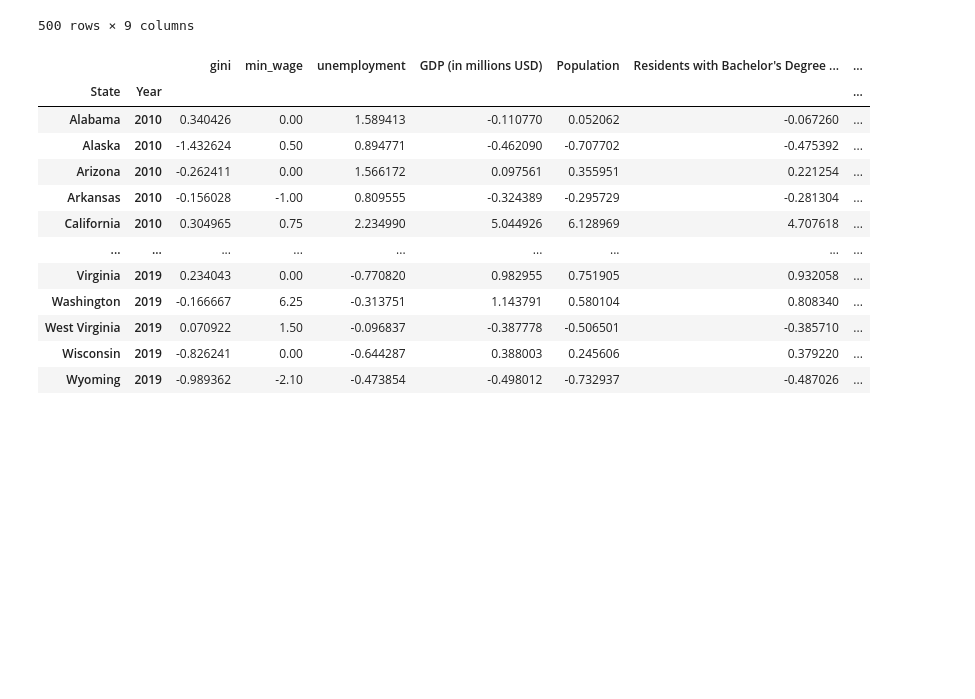
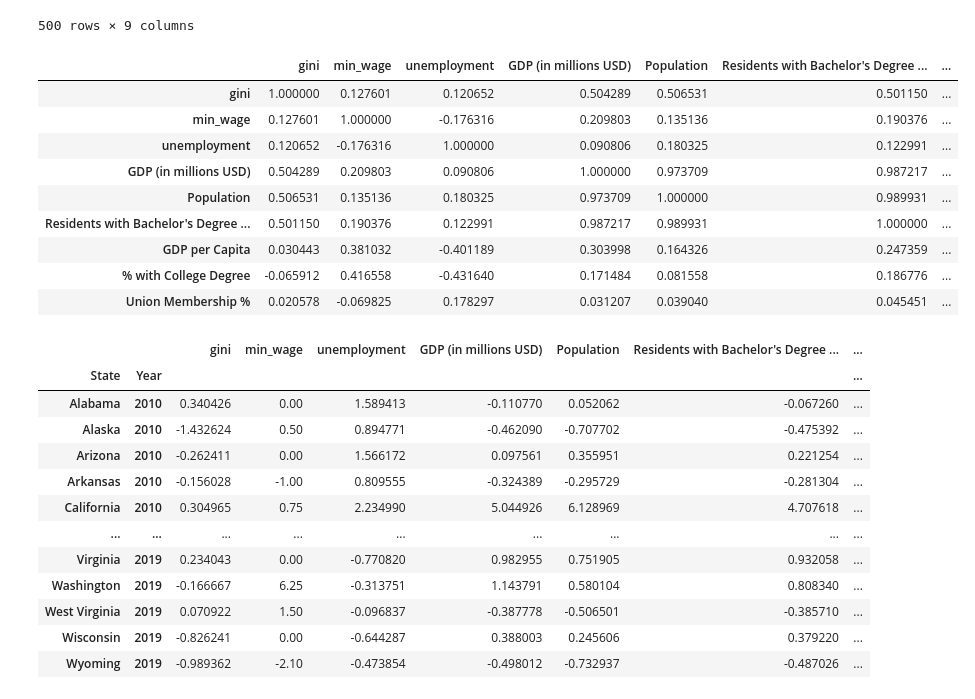
Before and after one commit to harshil0217/CMSE_Min_Wage_Project, a Jupyter notebook: Regression/State_Regression.ipynb, the cells around one changed output. Cells and saved outputs as stored; diff of their text form; code cells hidden in the pictures; blank space fills up the shorter version.

```diff
--- a/Regression/State_Regression.ipynb
+++ b/Regression/State_Regression.ipynb
@@ -40,6 +40,20 @@ state_econ
 | Wisconsin | 2019 | 0.4391 | 7.25 | 3.166667 | 349416.5 | 5822434 | 829878 | ... |
 | Wyoming | 2019 | 0.4345 | 5.15 | 3.716667 | 40420.1 | 578759 | 73183 | ... |
 500 rows × 9 columns
+# %%
+corr_coef = state_econ.corr()
+corr_coef
+# %% [output]
+|  | gini | min_wage | unemployment | GDP (in millions USD) | Population | Residents with Bachelor's Degree ... | ... |
+| gini | 1.000000 | 0.127601 | 0.120652 | 0.504289 | 0.506531 | 0.501150 | ... |
+| min_wage | 0.127601 | 1.000000 | -0.176316 | 0.209803 | 0.135136 | 0.190376 | ... |
+| unemployment | 0.120652 | -0.176316 | 1.000000 | 0.090806 | 0.180325 | 0.122991 | ... |
+| GDP (in millions USD) | 0.504289 | 0.209803 | 0.090806 | 1.000000 | 0.973709 | 0.987217 | ... |
+| Population | 0.506531 | 0.135136 | 0.180325 | 0.973709 | 1.000000 | 0.989931 | ... |
+| Residents with Bachelor's Degree ... | 0.501150 | 0.190376 | 0.122991 | 0.987217 | 0.989931 | 1.000000 | ... |
+| GDP per Capita | 0.030443 | 0.381032 | -0.401189 | 0.303998 | 0.164326 | 0.247359 | ... |
+| % with College Degree | -0.065912 | 0.416558 | -0.431640 | 0.171484 | 0.081558 | 0.186776 | ... |
+| Union Membership % | 0.020578 | -0.069825 | 0.178297 | 0.031207 | 0.039040 | 0.045451 | ... |
 # %%
 scaler = RobustScaler()
 scaler.set_output(transform = "pandas")
```
Also changed, not shown: parts of 6 cells of this notebook.
